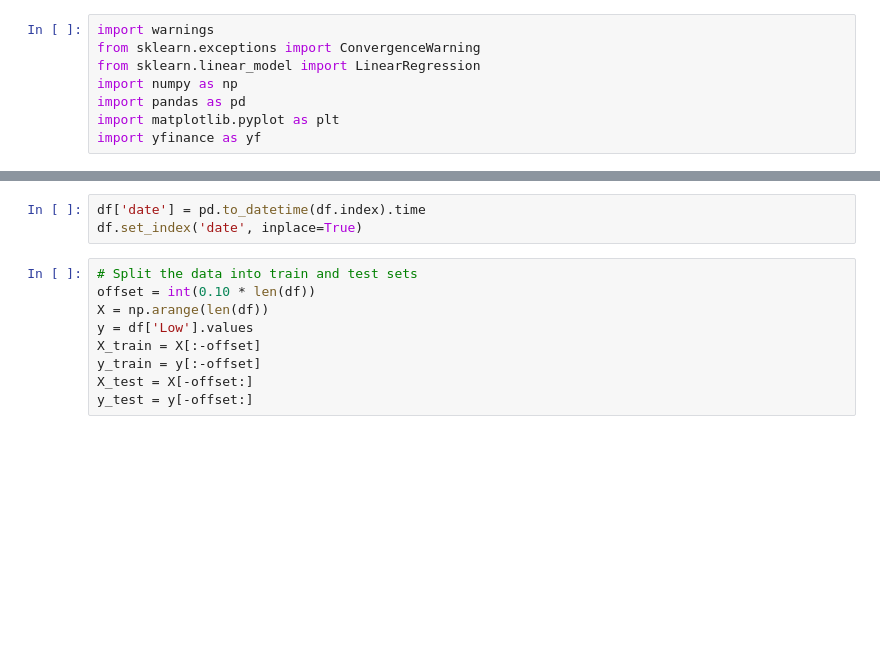
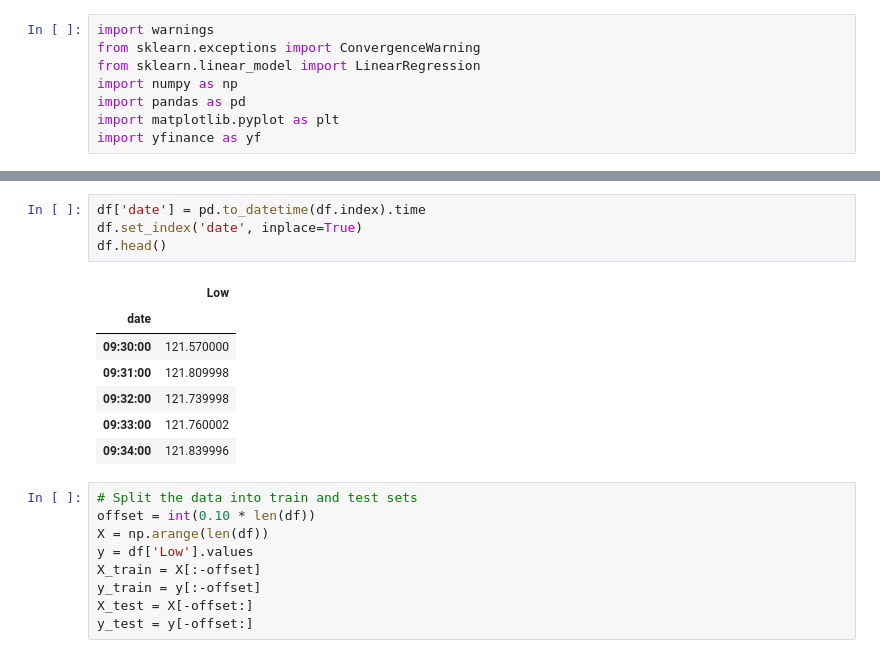
Before and after one commit to shejal-aute/Lp2, a Jupyter notebook: Assignment No-12 Trading system.ipynb, the cells around one changed output, grey strips where cells are left out. Saved outputs shown, nothing was run; the diff lists cells and outputs as text; blank space fills up the shorter version.

```diff
--- a/Assignment No-12 Trading system.ipynb
+++ b/Assignment No-12 Trading system.ipynb
@@ -19,6 +48,15 @@ df = df[['Low']]
 # %%
 df['date'] = pd.to_datetime(df.index).time
 df.set_index('date', inplace=True)
+df.head()
+# %% [output]
+|  | Low |
+| date |  |
+| 09:30:00 | 121.570000 |
+| 09:31:00 | 121.809998 |
+| 09:32:00 | 121.739998 |
+| 09:33:00 | 121.760002 |
+| 09:34:00 | 121.839996 |
 # %%
 # Split the data into train and test sets
 offset = int(0.10 * len(df))
```
Also changed, not shown: parts of 7 cells of this notebook, 4 other files.
